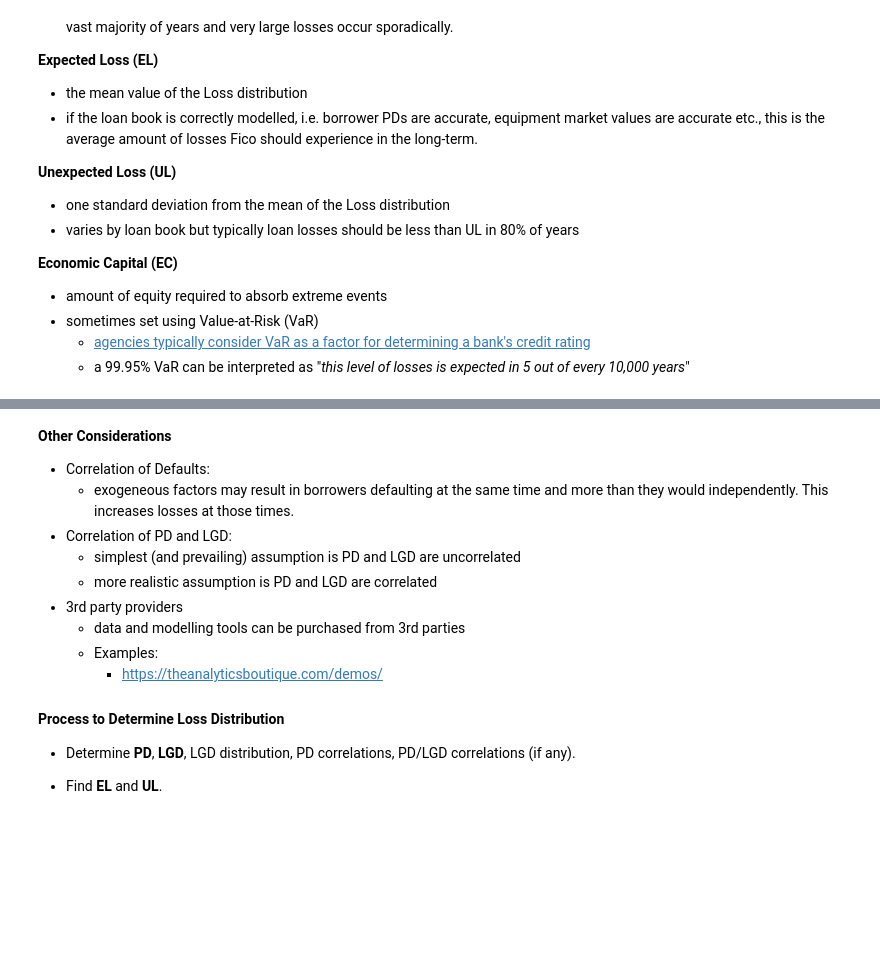
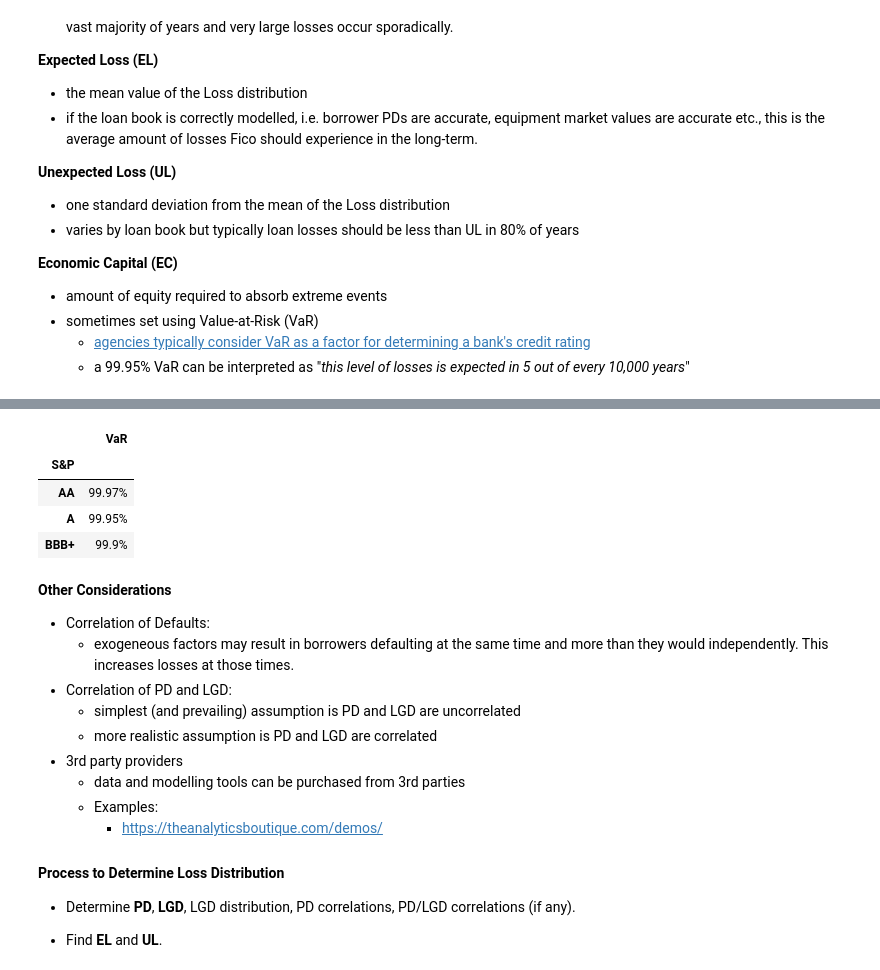
Before and after one commit to rjskene/htsfi, a Jupyter notebook: docs/loss.ipynb, the cells around one changed output, grey strips where cells are left out. Saved outputs shown, nothing was run; the diff lists cells and outputs as text; code cells hidden in the pictures; blank space fills up the shorter version.

```diff
--- a/docs/loss.ipynb
+++ b/docs/loss.ipynb
@@ -158,6 +158,16 @@ await dfi.export_async(df_rating.style, '_static/loss_credit_rating_var.png', fo
 HTML('<img src="_static/loss_credit_rating_var.png" style="width: 100px !important; height: 125px !important"/>')
 # %% [output]
 [interactive output not drawn]
+# %%
+pd.options.display.latex.repr = True
+# %%
+df_rating.style
+# %% [output]
+|  | VaR |
+| S&P |  |
+| AA | 99.97% |
+| A | 99.95% |
+| BBB+ | 99.9% |
 # %% [markdown]
 **Other Considerations**
 
```
